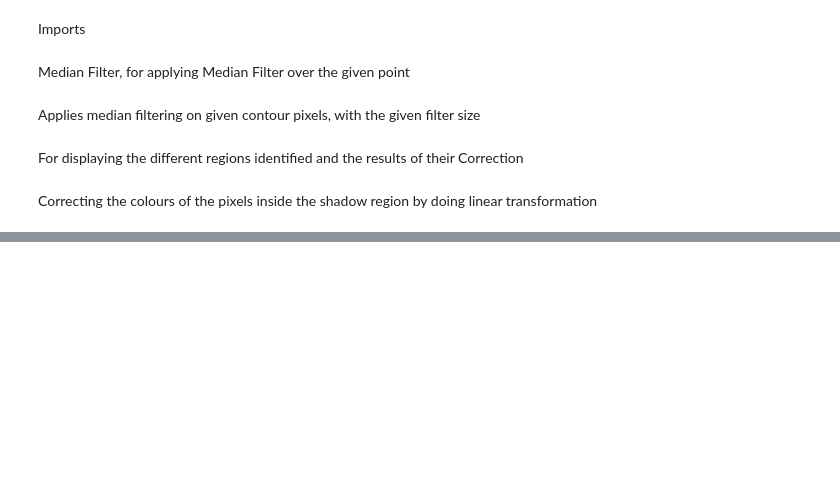
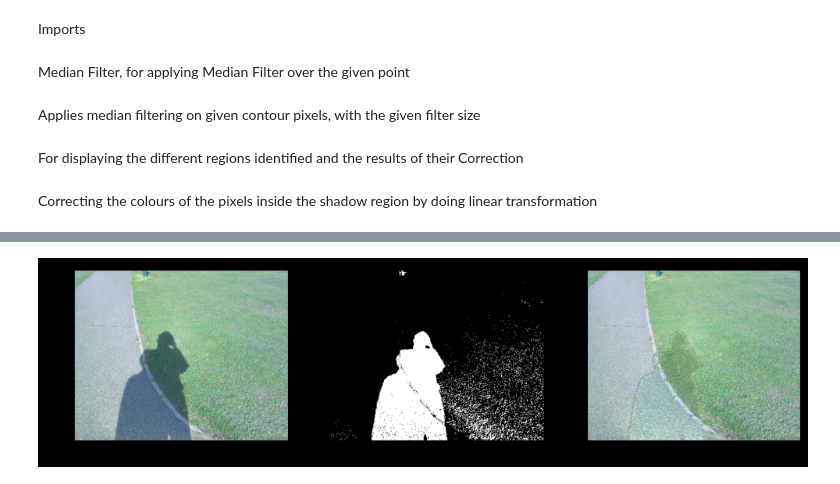
Before and after one commit to Asharma538/CV_Project, a Jupyter notebook: trial/shadow_remover.ipynb, the cells around one changed output, grey strips where cells are left out. Drawn from its saved outputs; the diff is of its cells as text; code cells hidden in the pictures; blank space fills up the shorter version.

```diff
--- a/trial/shadow_remover.ipynb
+++ b/trial/shadow_remover.ipynb
@@ -352,2 +356,11 @@ plt.imshow(image)
+# %%
+org_image1, mask1, image_clear1 = process_image_file(image=image,
+                                                  itr=1,method=3,
+                                                  ab_threshold = -255,lab_adjustment=True,
+                                                  region_adjustment_kernel_size= 7,shadow_dilation_kernel_size = 7,shadow_dilation_iteration = 7,
+                                                  shadow_size_threshold = 2500,
+                                                  save = False,verbose = False,plot_results=True)
+# %% [output]
+[figure, added]
 # %%
 org_image, mask, image_clear = process_image_file(image=image,
```
Also changed, not shown: parts of 6 cells of this notebook.
